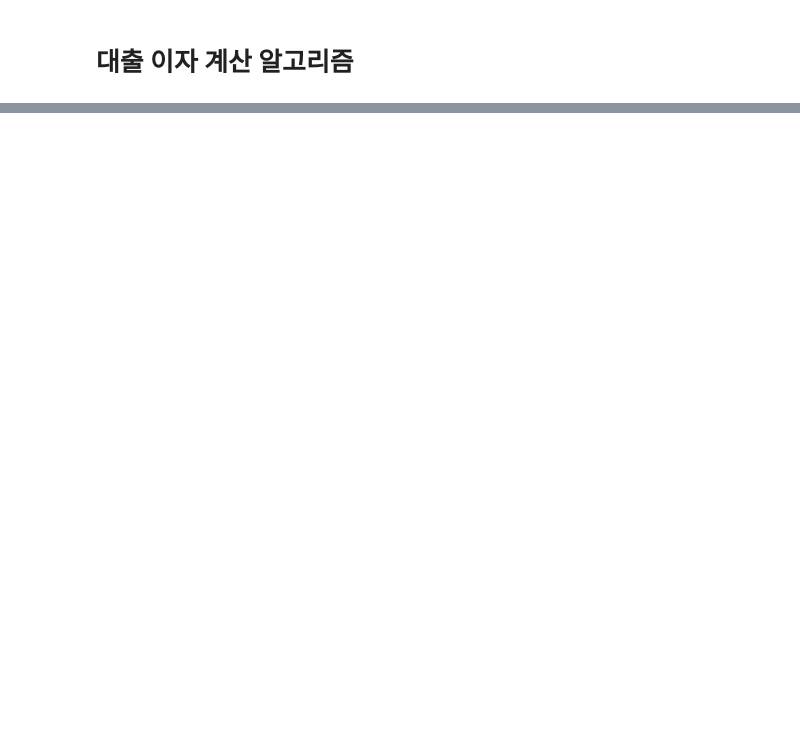
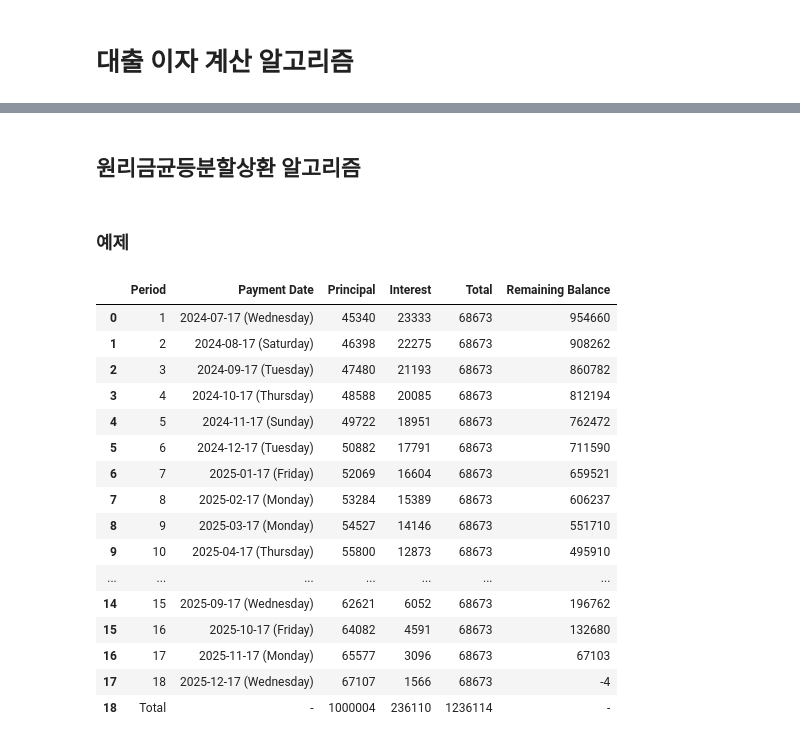
Before and after one commit to DY-Microfinance-Customer-Management/dymf-algorithm, a Jupyter notebook: app/algorithm/loan.ipynb, the cells around one changed output, grey strips where cells are left out. Saved outputs shown, nothing was run; the diff lists cells and outputs as text; code cells hidden in the pictures; blank space fills up the shorter version.

```diff
--- a/app/algorithm/loan.ipynb
+++ b/app/algorithm/loan.ipynb
@@ -65,0 +50,2 @@ for payment in schedule:
+# %% [markdown]
+## 원리금균등분할상환 알고리즘
@@ -65,0 +135,2 @@ for payment in schedule:
+# %% [markdown]
+### 예제
@@ -65,0 +143,32 @@ for payment in schedule:
+# %%
+# 한달 단위
+df = calculate_equal_payment(start_date, principal, expiration_months, annual_interest_rate, cycle='month')
+
+# 4주 단위
+# df = calculate_equal_payment(start_date, principal, expiration_months, annual_interest_rate, cycle='4week')
+
+# 2주 단위
+# df = calculate_equal_payment(start_date, principal, expiration_months, annual_interest_rate, cycle='2week')
+
+# 1주 단위
+# df = calculate_equal_payment(start_date, principal, expiration_months, annual_interest_rate, cycle='week')
+
+df
+# %% [output]
+|  | Period | Payment Date | Principal | Interest | Total | Remaining Balance |
+| 0 | 1 | 2024-07-17 (Wednesday) | 45340 | 23333 | 68673 | 954660 |
+| 1 | 2 | 2024-08-17 (Saturday) | 46398 | 22275 | 68673 | 908262 |
+| 2 | 3 | 2024-09-17 (Tuesday) | 47480 | 21193 | 68673 | 860782 |
+| 3 | 4 | 2024-10-17 (Thursday) | 48588 | 20085 | 68673 | 812194 |
+| 4 | 5 | 2024-11-17 (Sunday) | 49722 | 18951 | 68673 | 762472 |
+| 5 | 6 | 2024-12-17 (Tuesday) | 50882 | 17791 | 68673 | 711590 |
+| 6 | 7 | 2025-01-17 (Friday) | 52069 | 16604 | 68673 | 659521 |
+| 7 | 8 | 2025-02-17 (Monday) | 53284 | 15389 | 68673 | 606237 |
+| 8 | 9 | 2025-03-17 (Monday) | 54527 | 14146 | 68673 | 551710 |
+| 9 | 10 | 2025-04-17 (Thursday) | 55800 | 12873 | 68673 | 495910 |
+| ... | ... | ... | ... | ... | ... | ... |
+| 14 | 15 | 2025-09-17 (Wednesday) | 62621 | 6052 | 68673 | 196762 |
+| 15 | 16 | 2025-10-17 (Friday) | 64082 | 4591 | 68673 | 132680 |
+| 16 | 17 | 2025-11-17 (Monday) | 65577 | 3096 | 68673 | 67103 |
+| 17 | 18 | 2025-12-17 (Wednesday) | 67107 | 1566 | 68673 | -4 |
+| 18 | Total | - | 1000004 | 236110 | 1236114 | - |
```
Also changed, not shown: parts of 24 cells of this notebook, 2 other files.
